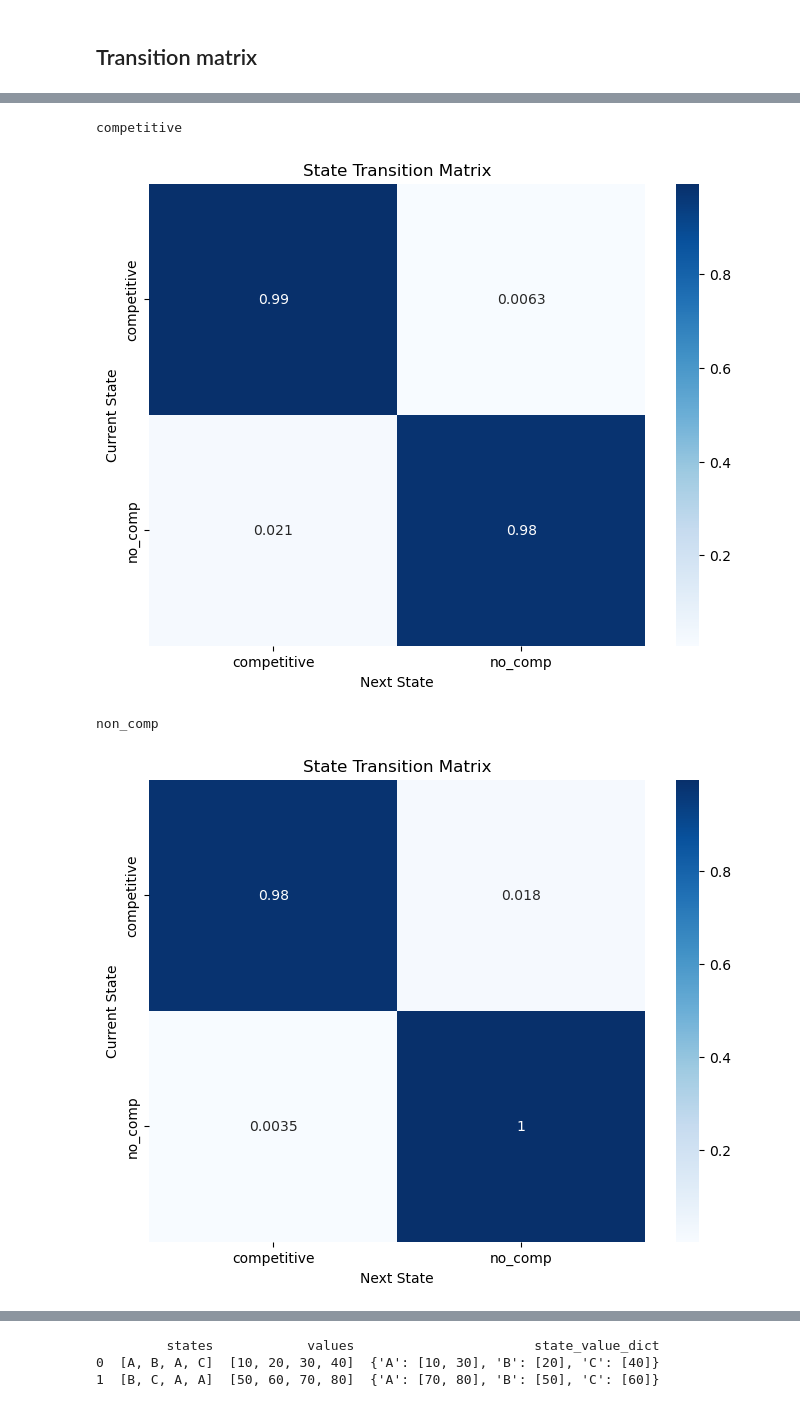
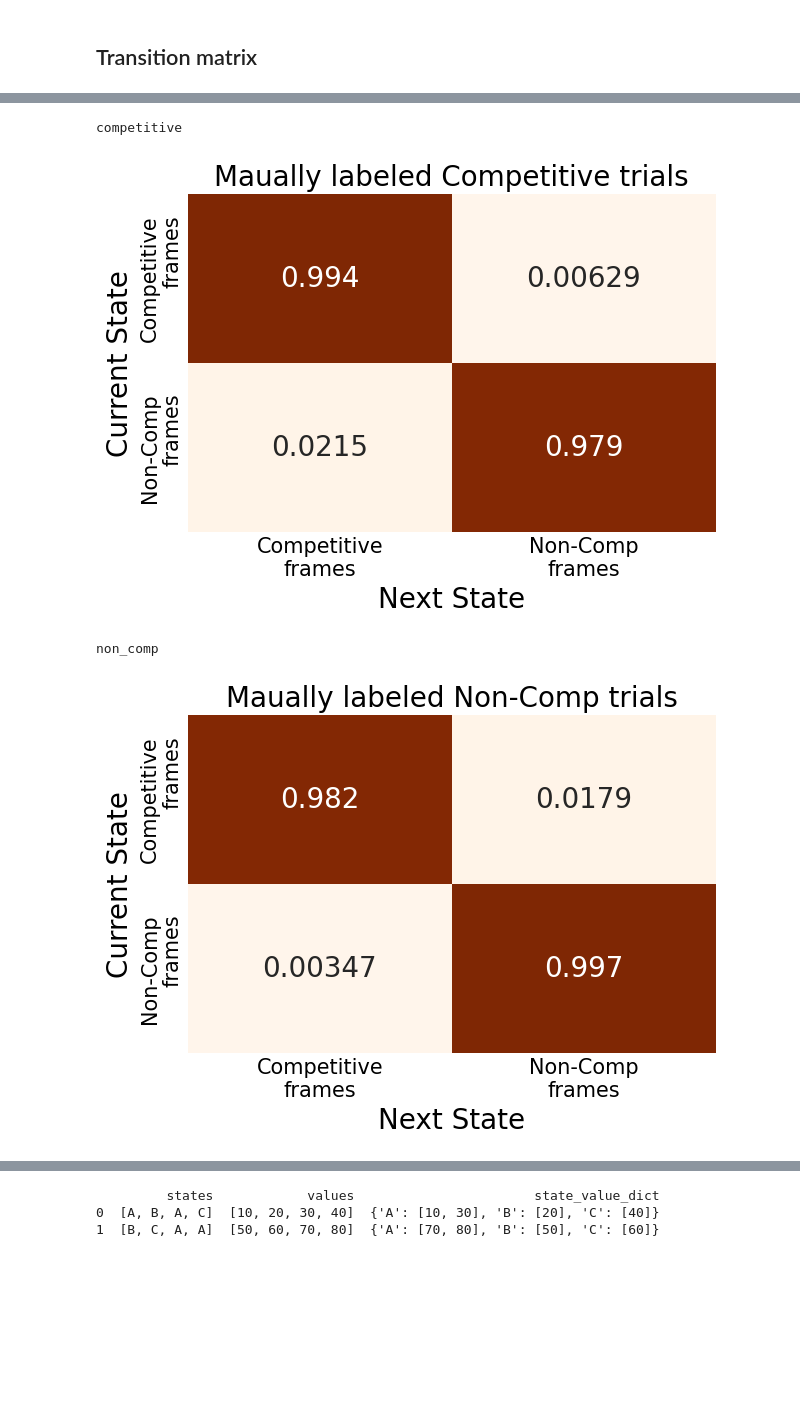
Before and after one commit to padillacoreanolab/reward_comp_ext, a Jupyter notebook: results/2024_09_02_behavioral_reward_comp/01_competitive_trials_analysis.ipynb, the cells around one changed output, grey strips where cells are left out. Cells and saved outputs as stored; diff of their text form; code cells hidden in the pictures; blank space fills up the shorter version.

Commit message:
nb: edit histogram

```diff
--- a/results/2024_09_02_behavioral_reward_comp/01_competitive_trials_analysis.ipynb
+++ b/results/2024_09_02_behavioral_reward_comp/01_competitive_trials_analysis.ipynb
@@ -1491,17 +1491,17 @@ for comp in all_velocity_df["competition_label"].unique():
     # means["color"] = means.index.map(lambda x: comp_id_to_color[x])
 
     means["bar_name"] = means.index
-    means["bar_name"] = means["bar_name"].apply(lambda x: x.replace("no_comp", "non-comp").title())
+    means["bar_name"] = means["bar_name"].apply(lambda x: x.replace("no_comp", "non-comp").title() + "\nFrames")
 
     fig, ax = plt.subplots()
 
     # Plotting the bar plot with error bars (SEM)
-    plt.bar(means["bar_name"], means["mean"], yerr=sem, capsize=5, color=["#43246A", "#768800"])
+    plt.bar(means["bar_name"], means["mean"], yerr=sem, color=["#43246A", "#768800"], error_kw=dict(lw=3, capsize=10, capthick=3))
 
     # Adding labels and title
     plt.ylabel('Proportion of frames', size=20)
 
-    plt.title(comp.title().replace("_", "-"), fontsize=20)
+    plt.title("Maually labeled {} trials".format(comp.title().replace("_", "-")), fontsize=20)
 
 
     # Hide top and right borders
@@ -1517,8 +1517,13 @@ for comp in all_velocity_df["competition_label"].unique():
     ax.tick_params(axis='both', which='major', labelsize=20)
     ax.tick_params(axis='both', which='minor', labelsize=20)
 
+    ax.tick_params(axis='both', which='major', labelsize=20, length=10, width=3)
+    ax.tick_params(axis='both', which='minor', labelsize=20, length=10, width=3)
+
+    plt.ylim(0, 1)
+
     plt.tight_layout()
-    # plt.savefig(os.path.join(OUTPUT_DIR, "proportion_of_rewards.png"))
+    plt.savefig(os.path.join(OUTPUT_DIR, "proportion_of_competitiveness_{}.png".format(comp)))
 
     plt.show()
 # %% [output]
@@ -1663,31 +1671,46 @@ import seaborn as sns
 # %%
 for comp in all_velocity_df["competition_label"].unique():
     print(comp)
     current_df = all_velocity_df[all_velocity_df["competition_label"] == comp]
 
     # The number to look for in 'group_number'
 
     comp_group_arr = np.stack(current_df["competitive_or_not_frame"].apply(lambda x: x[199:400]).values)
 
     n_states = len(np.unique(comp_group_arr))  # Number of unique states
 
     # Create the transition matrix
     transition_matrix, unique_states = create_transition_matrix(comp_group_arr)
 
     # Create a heatmap to visualize the transition matrix
-    plt.figure(figsize=(8, 6))
-    sns.heatmap(transition_matrix, annot=True, cmap="Blues", cbar=True,
-                xticklabels=unique_states, yticklabels=unique_states)
+    # plt.figure(figsize=(8, 6))
 
-    plt.title("State Transition Matrix")
-    plt.xlabel("Next State")
-    plt.ylabel("Current State")
+    fig, ax = plt.subplots()
+
+    unique_states = [label.replace("no_comp", "non-comp").title() + "\nframes"for label in unique_states]
+
+    ax.tick_params(axis='both', which='major', labelsize=30)
+    ax.tick_params(axis='both', which='minor', labelsize=30)
+
+    ax.tick_params(axis='both', which='major', labelsize=15, length=0, width=3)
+    ax.tick_params(axis='both', which='minor', labelsize=15, length=0, width=3)
+
+    sns.heatmap(transition_matrix, annot=True, cmap="Oranges",
+                xticklabels=unique_states, yticklabels=unique_states, fmt='.3g', annot_kws={"size": 20}, cbar=False)
+
+    plt.title("Maually labeled {} trials".format(comp.title().replace("_", "-")), fontsize=20)
+    plt.xlabel("Next State", size=20)
+    plt.ylabel("Current State", size=20)
+
+    plt.tight_layout()
+    plt.savefig(os.path.join(OUTPUT_DIR, "transition_matrix_{}.png".format(comp)))
+
     plt.show()
 # %% [output]
 competitive
-[figure, old version]
+[figure, new version]
 non_comp
-[figure, old version]
+[figure, new version]
 # %%
 all_velocity_df.head()
 # %% [output]
```
Also changed, not shown: parts of 8 cells of this notebook.
